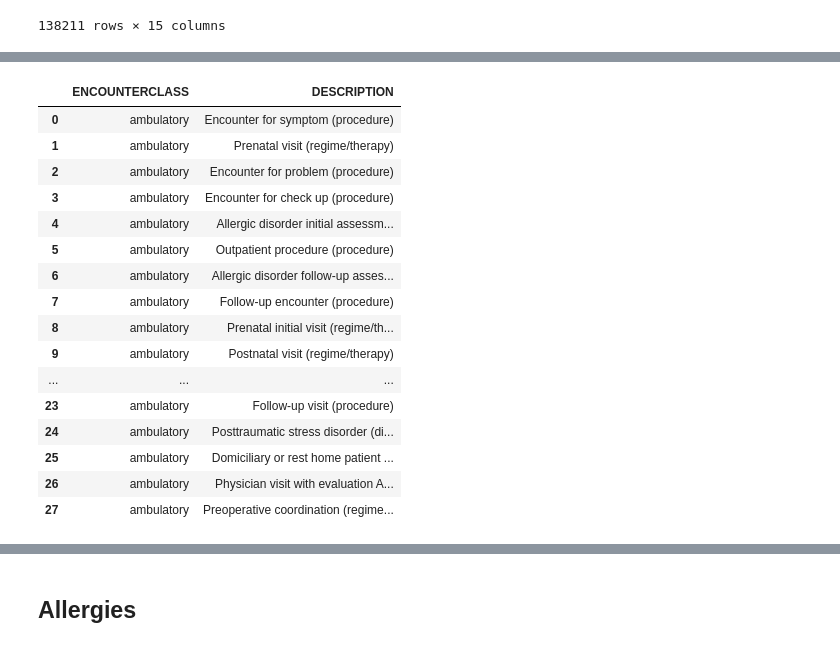
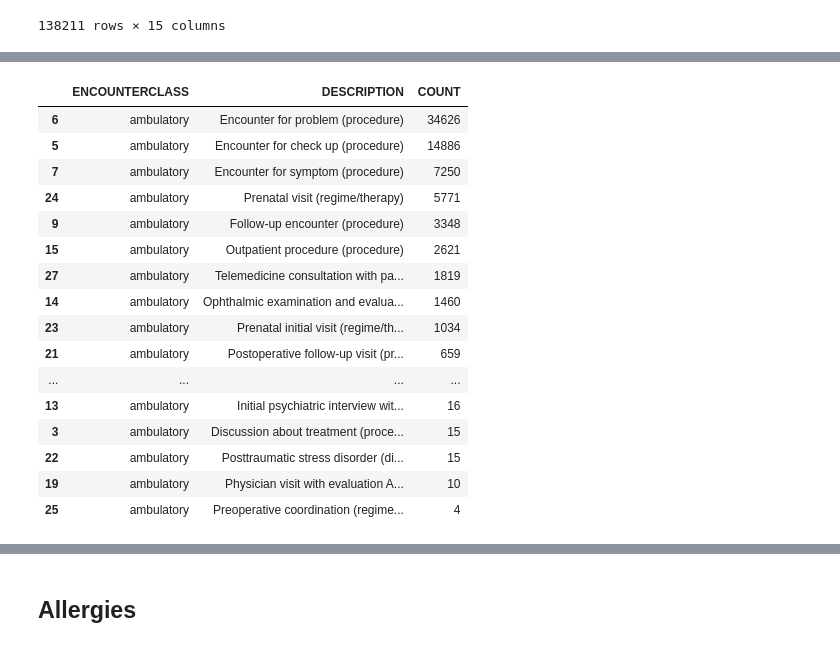
Before and after one commit to tssrao/clinical-investigation-agent, a Jupyter notebook: notebooks/eda.ipynb, the cells around one changed output, grey strips where cells are left out. Drawn from its saved outputs; the diff is of its cells as text; code cells hidden in the pictures.

```diff
--- a/notebooks/eda.ipynb
+++ b/notebooks/eda.ipynb
@@ -168,0 +238,7 @@ encounters_df
+# %%
+encounters_df['START'] = pd.to_datetime(encounters_df['START'])
+encounters_df['STOP'] = pd.to_datetime(encounters_df['STOP'])
+encounters_df['DURATION_MIN'] = (encounters_df['STOP'] - encounters_df['START']).dt.total_seconds() / 60
+
+print('Non-positive duration rows:', (encounters_df['DURATION_MIN'] <= 0).sum())
+encounters_df['DURATION_MIN'].describe()
@@ -178,0 +302,3 @@ enc_grouped
+# %%
+enc_grouped = encounters_df.groupby(['ENCOUNTERCLASS', 'DESCRIPTION']).size().reset_index(name='COUNT')
+enc_grouped.sort_values(['ENCOUNTERCLASS', 'COUNT'], ascending=[True, False]).reset_index(drop=True)
@@ -179,20 +319,20 @@ enc_grouped
 # %%
-enc_grouped[enc_grouped['ENCOUNTERCLASS'] == 'ambulatory']
+enc_grouped[enc_grouped['ENCOUNTERCLASS'] == 'ambulatory'].sort_values('COUNT', ascending=False)
 # %% [output]
-|  | ENCOUNTERCLASS | DESCRIPTION |
-| 0 | ambulatory | Encounter for symptom (procedure) |
-| 1 | ambulatory | Prenatal visit (regime/therapy) |
-| 2 | ambulatory | Encounter for problem (procedure) |
-| 3 | ambulatory | Encounter for check up (procedure) |
-| 4 | ambulatory | Allergic disorder initial assessm... |
-| 5 | ambulatory | Outpatient procedure (procedure) |
-| 6 | ambulatory | Allergic disorder follow-up asses... |
-| 7 | ambulatory | Follow-up encounter (procedure) |
-| 8 | ambulatory | Prenatal initial visit (regime/th... |
-| 9 | ambulatory | Postnatal visit (regime/therapy) |
-| ... | ... | ... |
-| 23 | ambulatory | Follow-up visit (procedure) |
-| 24 | ambulatory | Posttraumatic stress disorder (di... |
-| 25 | ambulatory | Domiciliary or rest home patient ... |
-| 26 | ambulatory | Physician visit with evaluation A... |
-| 27 | ambulatory | Preoperative coordination (regime... |
+|  | ENCOUNTERCLASS | DESCRIPTION | COUNT |
+| 6 | ambulatory | Encounter for problem (procedure) | 34626 |
+| 5 | ambulatory | Encounter for check up (procedure) | 14886 |
+| 7 | ambulatory | Encounter for symptom (procedure) | 7250 |
+| 24 | ambulatory | Prenatal visit (regime/therapy) | 5771 |
+| 9 | ambulatory | Follow-up encounter (procedure) | 3348 |
+| 15 | ambulatory | Outpatient procedure (procedure) | 2621 |
+| 27 | ambulatory | Telemedicine consultation with pa... | 1819 |
+| 14 | ambulatory | Ophthalmic examination and evalua... | 1460 |
+| 23 | ambulatory | Prenatal initial visit (regime/th... | 1034 |
+| 21 | ambulatory | Postoperative follow-up visit (pr... | 659 |
+| ... | ... | ... | ... |
+| 13 | ambulatory | Initial psychiatric interview wit... | 16 |
+| 3 | ambulatory | Discussion about treatment (proce... | 15 |
+| 22 | ambulatory | Posttraumatic stress disorder (di... | 15 |
+| 19 | ambulatory | Physician visit with evaluation A... | 10 |
+| 25 | ambulatory | Preoperative coordination (regime... | 4 |
```
Also changed, not shown: parts of 58 cells of this notebook.
